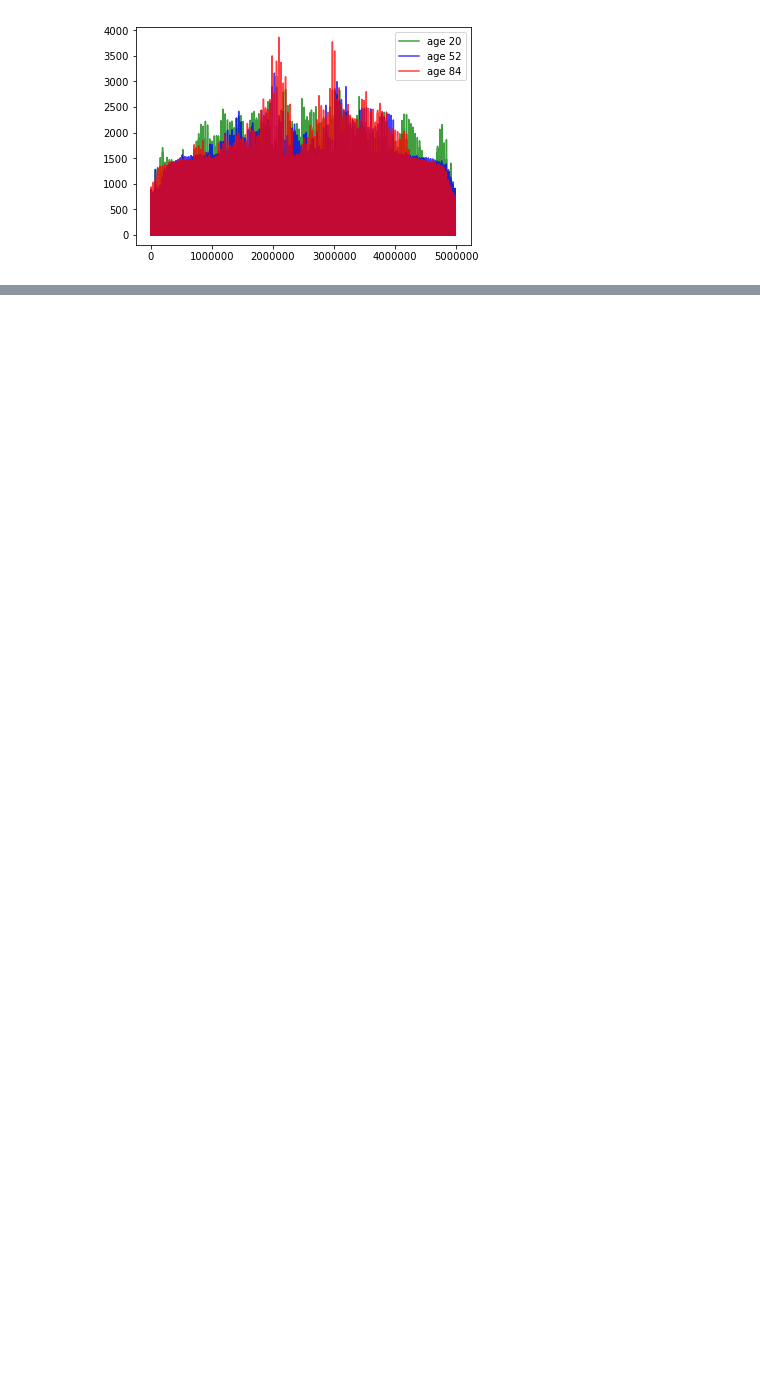
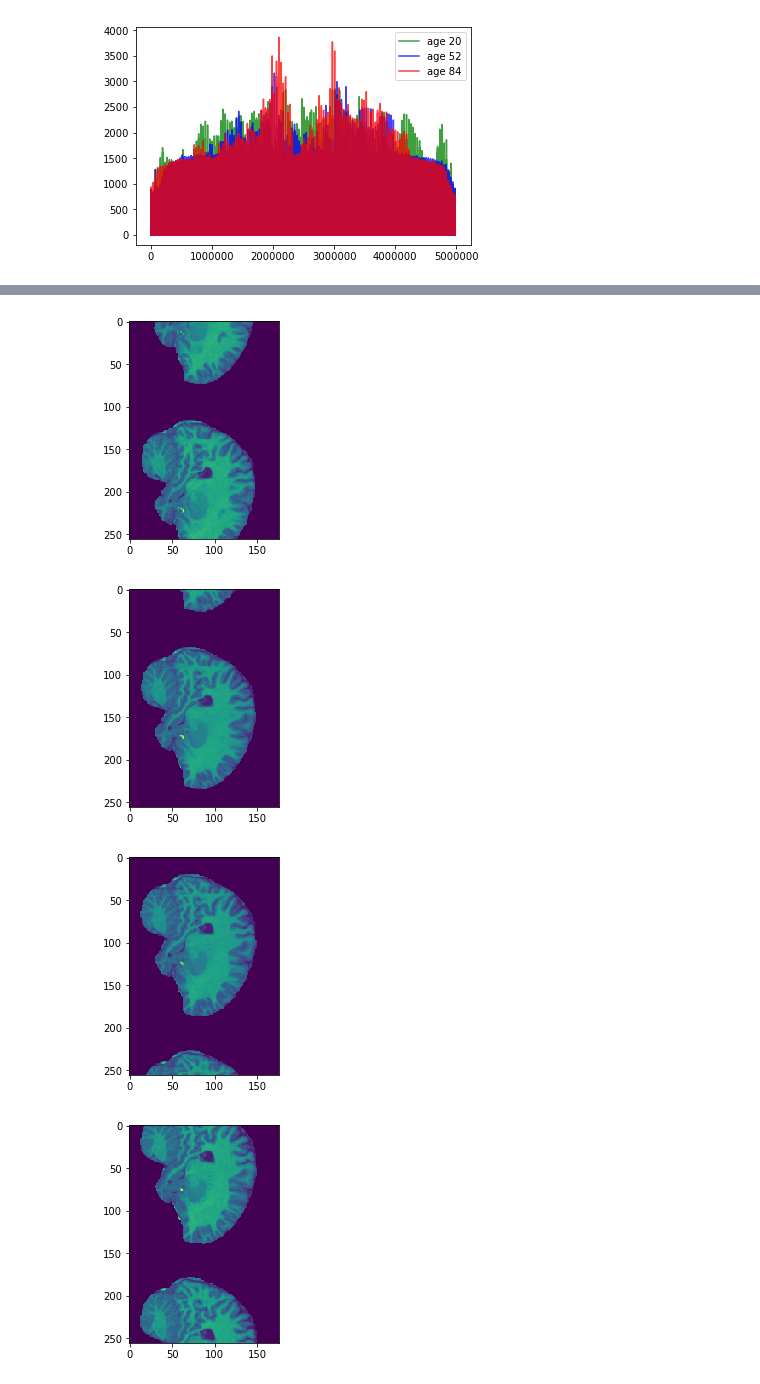
Before and after one commit to fdelia/ETH-machine-learning-course, a Jupyter notebook: Exploratory data analysis.ipynb, the cells around one changed output, grey strips where cells are left out. Saved outputs shown, nothing was run; the diff lists cells and outputs as text; code cells hidden in the pictures; blank space fills up the shorter version.

Commit message:
got image!

```diff
--- a/Exploratory data analysis.ipynb
+++ b/Exploratory data analysis.ipynb
@@ -98,7 +100,7 @@ plt.legend()
 plt.show()
 # %%
 # For some slices (columns) through all rows compute std
-l = 30
+l = 62
 num_bins = int(len(X_train[0][672000 : -786000]) / l)
 means = []
 for i in range(0, len(X_train)):
@@ -128,0 +125,17 @@ len(col_std)
+# %%
+#plt.hist(y, 50, normed=1, facecolor='green', alpha=0.75, label='age 20')
+#plt.show()
+#y
+#len(X_train[0][672000 : -786000])/30
+#len(np.genfromtxt('data/zero_std_ind.csv', delimiter=','))
+#print(len(np.array(means).T[0]), len(y))
+print('num of cols', len(np.array(means).T))
+cols_zero = []
+for i in range(0, len(np.array(means).T)):
+    if np.array(means).T[i].sum() == 0:
+        cols_zero.append(i)
+        continue
+
+    c = np.corrcoef(np.array(means).T[i], y)[0][1]
+    print(i, c)
+#np.array(means).T[100]
@@ -128,0 +161,33 @@ len(col_std)
+# %%
+# Find out what the list of values was
+# 0s at beginning: 672390 , 0s at end: 786303
+# greatest common divider: 9, other common divider 3
+# so the values may be rgb pixels, but probably
+# divisors of len(row) = 6443008
+# ... | 1024 | 1144 | 1408 | 1573 | 1664 | 1936 | 2048 | 2288 | 2816 | 3146 | 3328 | 3872 | 4096 | 4576 | 5632 | 6292 | 6656 | 7744 | 9152 | 11264 | 12584 | 13312 | 15488 | 18304 | 22528 | 25168 | 26624 | 30976 | 36608 | 45056 | 50336 | 53248 | 61952 | 73216 | 100672 | 123904 | 146432 | 201344 | 247808 | 292864 | 402688 | 495616 | 585728 | 805376 | 1610752 | 3221504 | 6443008 (78 divisors)
+divisors = "104 | 121 | 128 | 143 | 176 | 208 | 242 | 256 | 286 | 352 | 416 | 484 | 512 | 572 | 704 | 832 | 968 | 1024 | 1144 | 1408 | 1573 | 1664 | 1936 | 2048 | 2288 | 2816 | 3146 | 3328 | 3872 | 4096 | 4576 | 5632 | 6292 | 6656 | 7744 | 9152 | 11264 | 12584 | 13312 | 15488 | 18304 | 22528 | 25168 | 26624 | 30976 | 36608 | 45056 | 50336 | 53248 | 61952 | 73216 | 100672 | 123904 | 146432 | 201344".split(' | ')
+row = X_train[0]
+for i, val in enumerate(row[::-1]):
+    break
+    if val > 0:
+        print(i)
+        break
+for d in [2816]:#divisors:
+    break
+    ll = int(d)
+    print(ll)
+    hh = int(len(row)/ll)
+    plt.imshow(np.split(row, hh))
+    plt.show()
+
+for i in range(50, 55):
+    row = X_train[0][i*(256 * 176) : (i+1) * (256 * 176)]
+    plt.imshow(np.split(row, 256))
+    plt.show()
+
+#6443008 / 256 / 176
+# %% [output]
+[figure, added]
+[figure, added]
+[figure, added]
+[figure, added]
```
Also changed, not shown: parts of 6 cells of this notebook.
